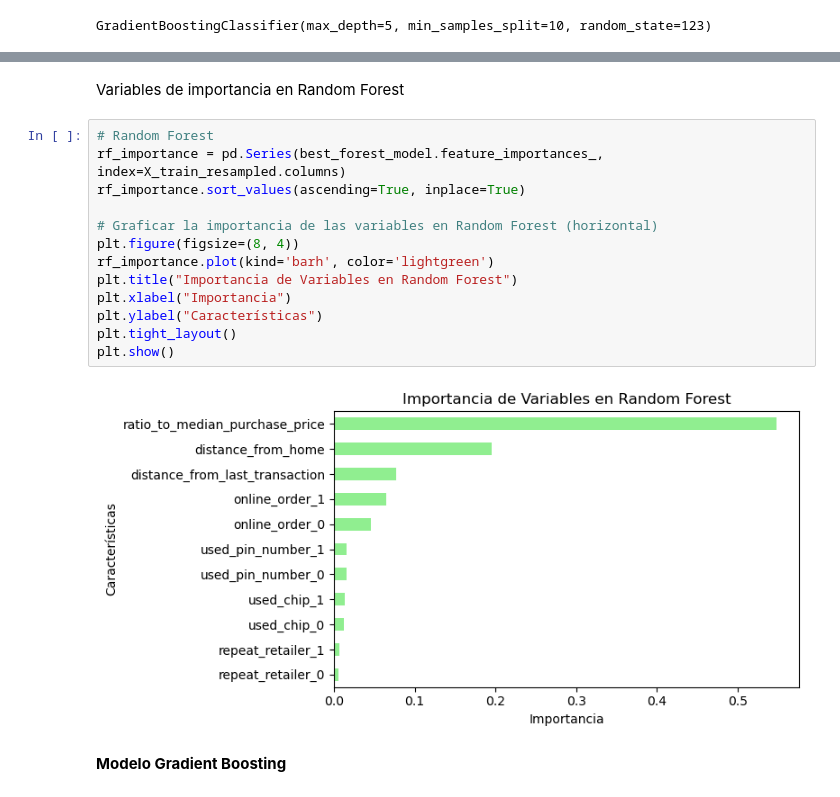
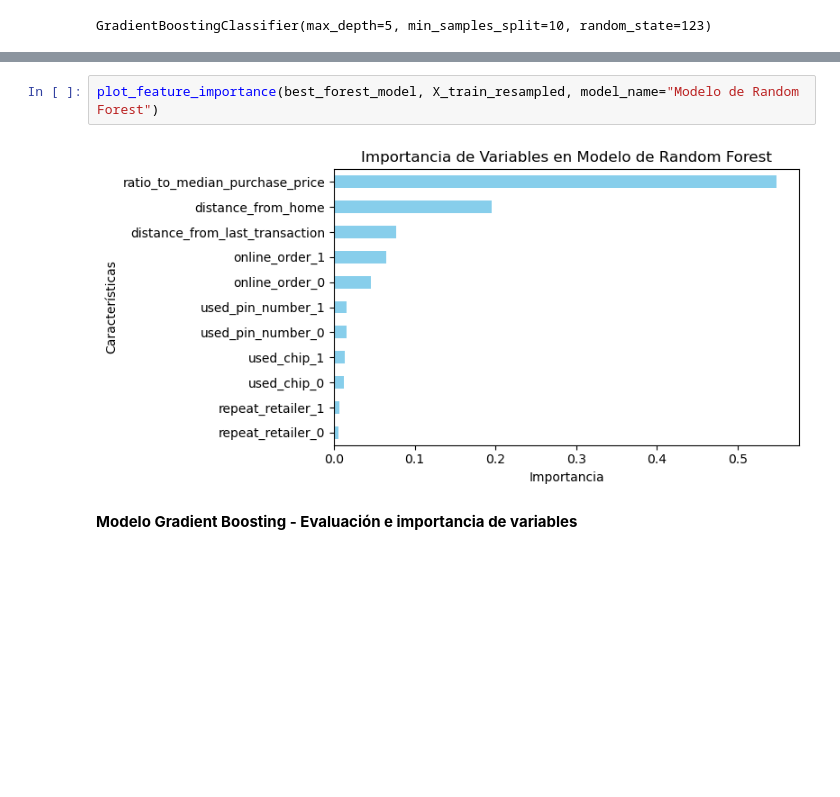
Before and after one commit to Rafa-Gamero/Machine-Learning, a Jupyter notebook: main.ipynb, the cells around one changed output, grey strips where cells are left out. Cells and saved outputs as stored; diff of their text form; blank space fills up the shorter version.

```diff
--- a/main.ipynb
+++ b/main.ipynb
@@ -331,22 +332,9 @@ evaluate_model_with_confusion(model_forest, X_test_scaled, y_test, model_name="M
-# %% [markdown]
-Variables de importancia en Random Forest
-# %%
-# Random Forest
-rf_importance = pd.Series(best_forest_model.feature_importances_, index=X_train_resampled.columns)
-rf_importance.sort_values(ascending=True, inplace=True)
-
-# Graficar la importancia de las variables en Random Forest (horizontal)
-plt.figure(figsize=(8, 4))
-rf_importance.plot(kind='barh', color='lightgreen')
-plt.title("Importancia de Variables en Random Forest")
-plt.xlabel("Importancia")
-plt.ylabel("Características")
-plt.tight_layout()
-plt.show()
-# %% [output]
-[figure, removed]
+# %%
+plot_feature_importance(best_forest_model, X_train_resampled, model_name="Modelo de Random Forest")
+# %% [output]
+[figure, added]
 # %% [markdown]
-**Modelo Gradient Boosting**
+**Modelo Gradient Boosting - Evaluación e importancia de variables**
 # %%
 evaluate_model_with_confusion(model_gb, X_test_scaled, y_test, model_name="Modelo de Gradiente Boosting")
 # %% [output]
```
Also changed, not shown: parts of 32 cells of this notebook, 1 other file.
